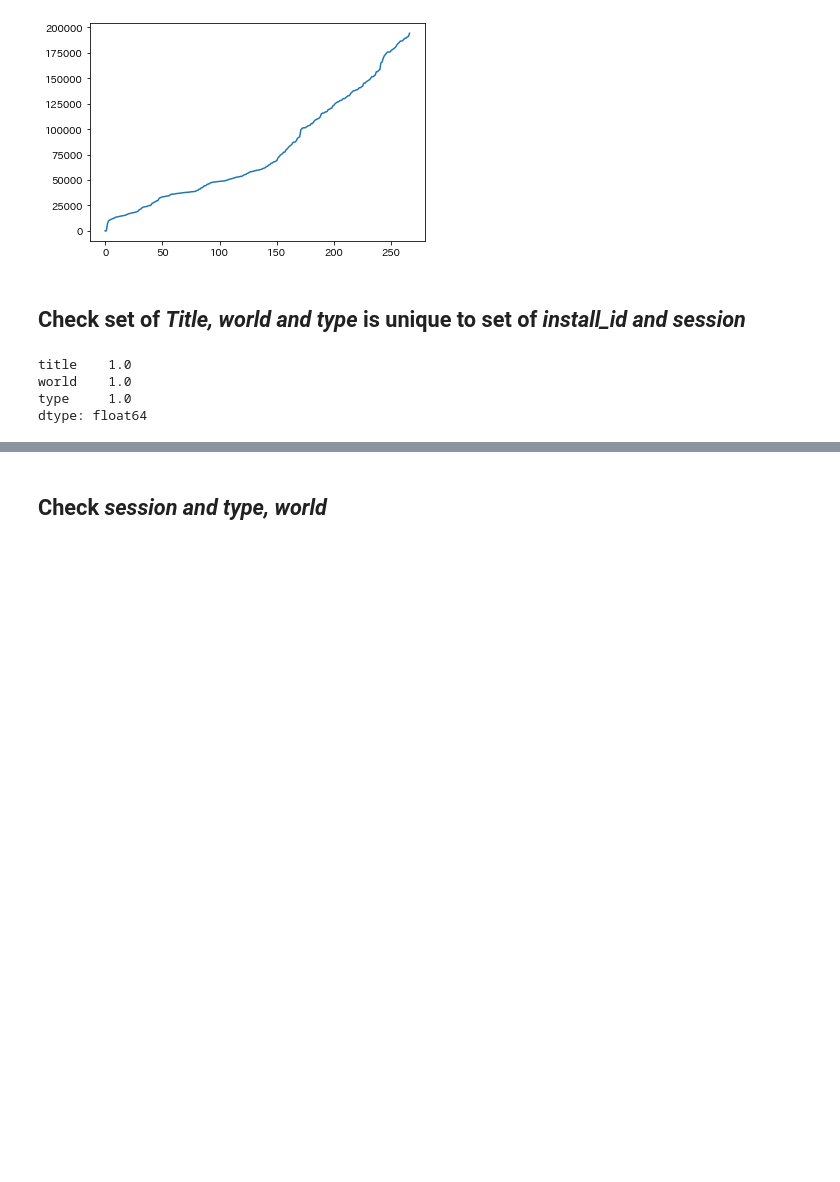
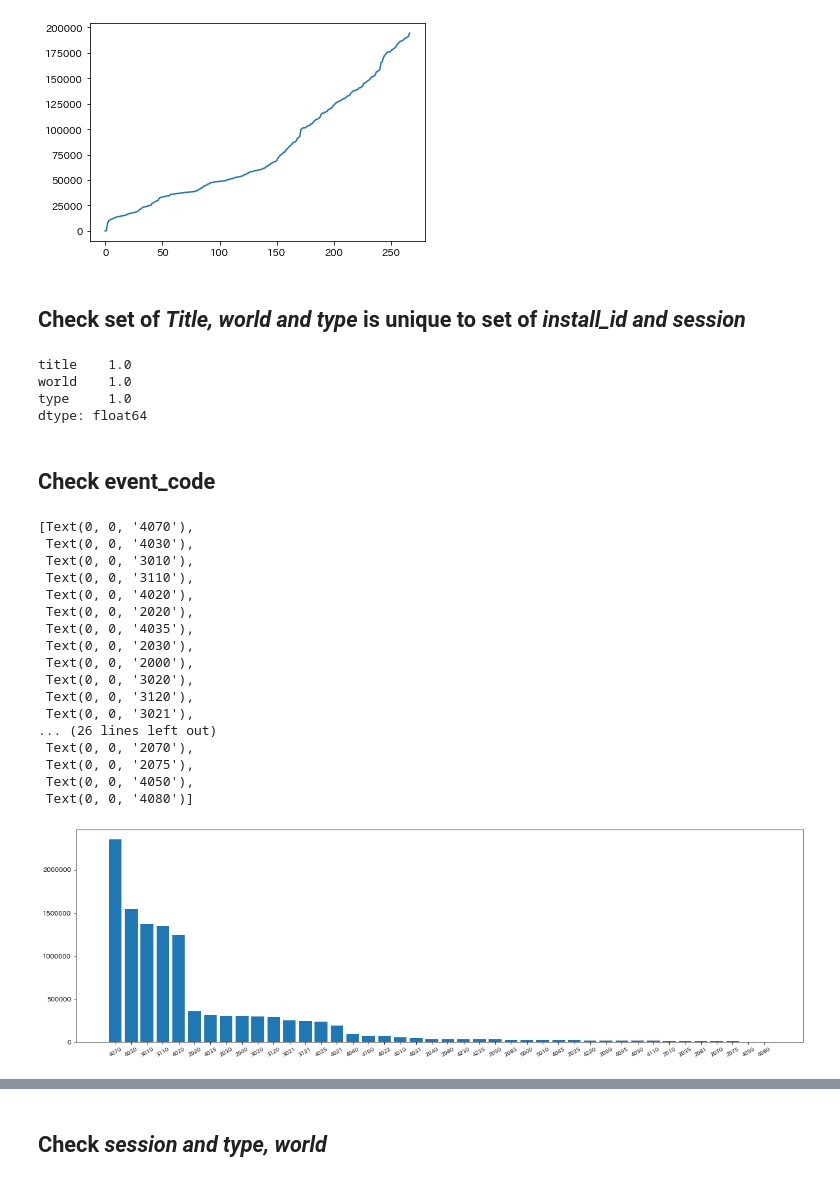
Before and after one commit to tanico-rikudo/TackleKaggle, a Jupyter notebook: PbsKids/analysis/PbsKidsAnalysis.ipynb, the cells around one changed output, grey strips where cells are left out. Drawn from its saved outputs; the diff is of its cells as text; code cells hidden in the pictures; blank space fills up the shorter version.

```diff
--- a/PbsKids/analysis/PbsKidsAnalysis.ipynb
+++ b/PbsKids/analysis/PbsKidsAnalysis.ipynb
@@ -472,3 +491,30 @@ title    1.0
 world    1.0
 type     1.0
 dtype: float64
+# %% [markdown]
+## Check event_code
+# %%
+y=df_train.event_code.value_counts()
+fig, ax = plt.subplots(figsize=(20, 6))
+plt.bar(range(len(y)),y.values)
+ax.set_xticks(range(len(y.index)))
+ax.set_xticklabels(list(y.index), rotation=30, fontsize='small')
+# %% [output]
+[Text(0, 0, '4070'),
+ Text(0, 0, '4030'),
+ Text(0, 0, '3010'),
+ Text(0, 0, '3110'),
+ Text(0, 0, '4020'),
+ Text(0, 0, '2020'),
+ Text(0, 0, '4035'),
+ Text(0, 0, '2030'),
+ Text(0, 0, '2000'),
+ Text(0, 0, '3020'),
+ Text(0, 0, '3120'),
+ Text(0, 0, '3021'),
+... (26 lines left out)
+ Text(0, 0, '2070'),
+ Text(0, 0, '2075'),
+ Text(0, 0, '4050'),
+ Text(0, 0, '4080')]
+[figure, added]
```
Also changed, not shown: parts of 35 cells of this notebook.
